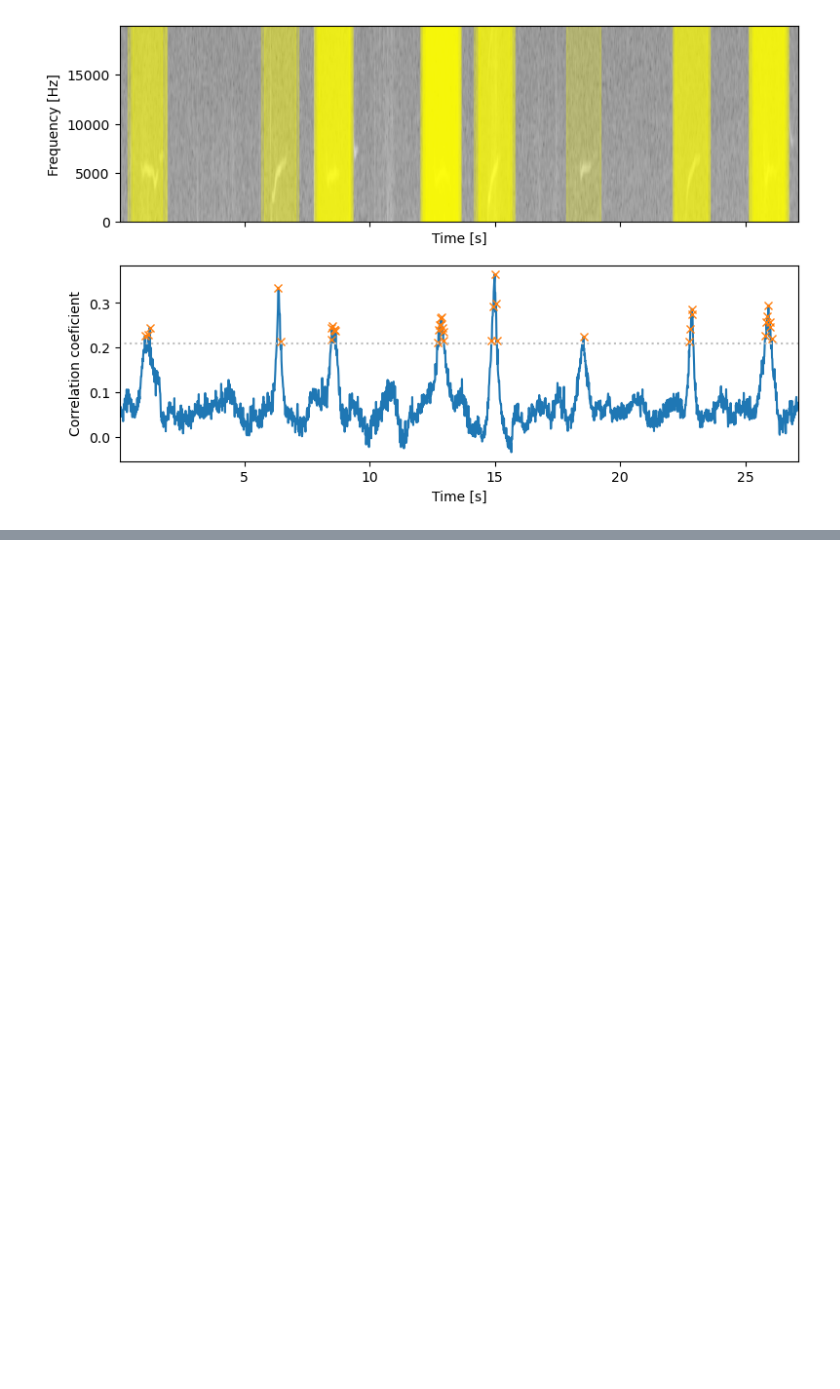
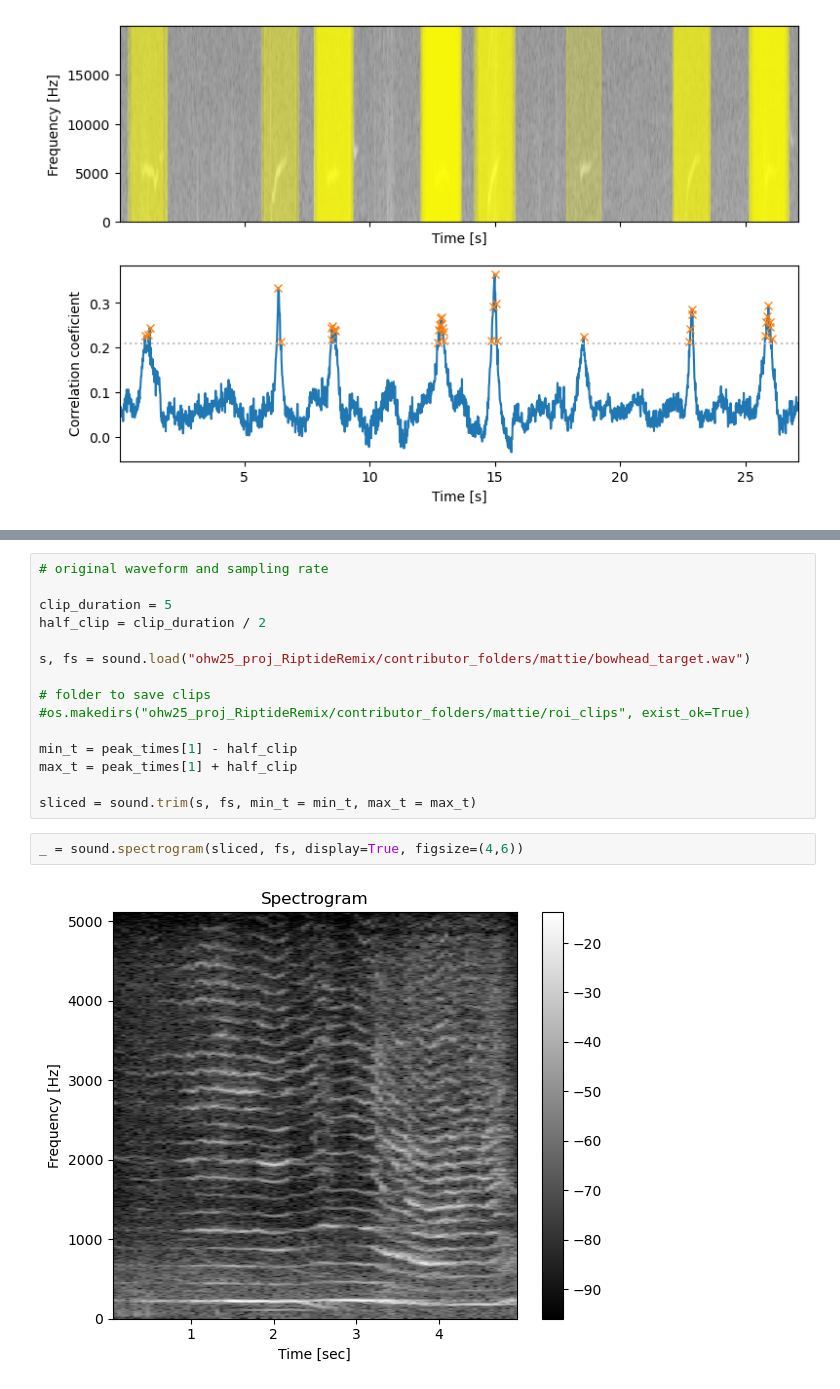
Before and after one commit to oceanhackweek/RiptideRemix, a Jupyter notebook: contributor_folders/mattie/initial_clip_selection.ipynb, the cells around one changed output, grey strips where cells are left out. Cells and saved outputs as stored; diff of their text form; blank space fills up the shorter version.

```diff
--- a/contributor_folders/mattie/initial_clip_selection.ipynb
+++ b/contributor_folders/mattie/initial_clip_selection.ipynb
@@ -86,0 +142,19 @@ rois.template_matching(
+# %%
+# original waveform and sampling rate
+
+clip_duration = 5
+half_clip = clip_duration / 2
+
+s, fs = sound.load("ohw25_proj_RiptideRemix/contributor_folders/mattie/bowhead_target.wav")
+
+# folder to save clips
+#os.makedirs("ohw25_proj_RiptideRemix/contributor_folders/mattie/roi_clips", exist_ok=True)
+
+min_t = peak_times[1] - half_clip
+max_t = peak_times[1] + half_clip
+
+sliced = sound.trim(s, fs, min_t = min_t, max_t = max_t)
+# %%
+_ = sound.spectrogram(sliced, fs, display=True, figsize=(4,6))
+# %% [output]
+[figure, added]
```
Also changed, not shown: parts of 6 cells of this notebook, 12 other files.
